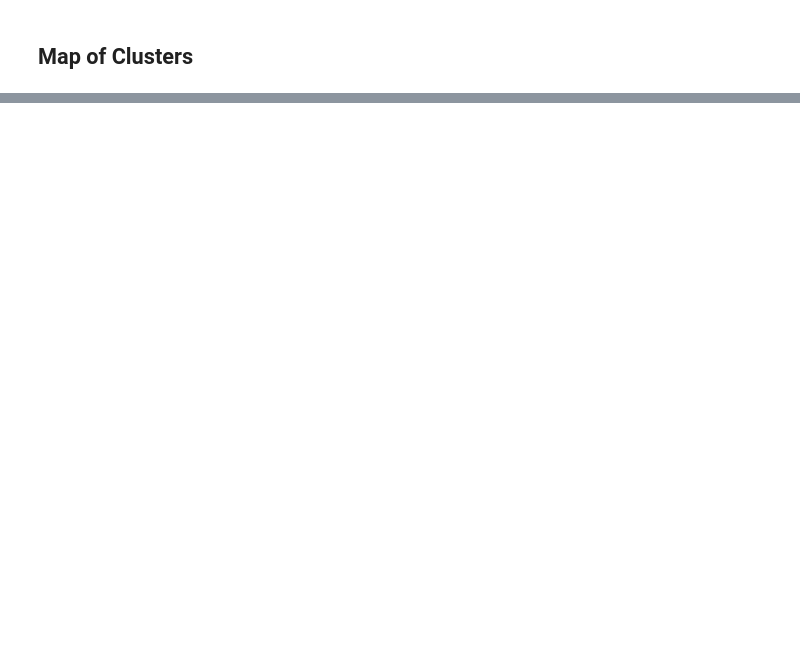
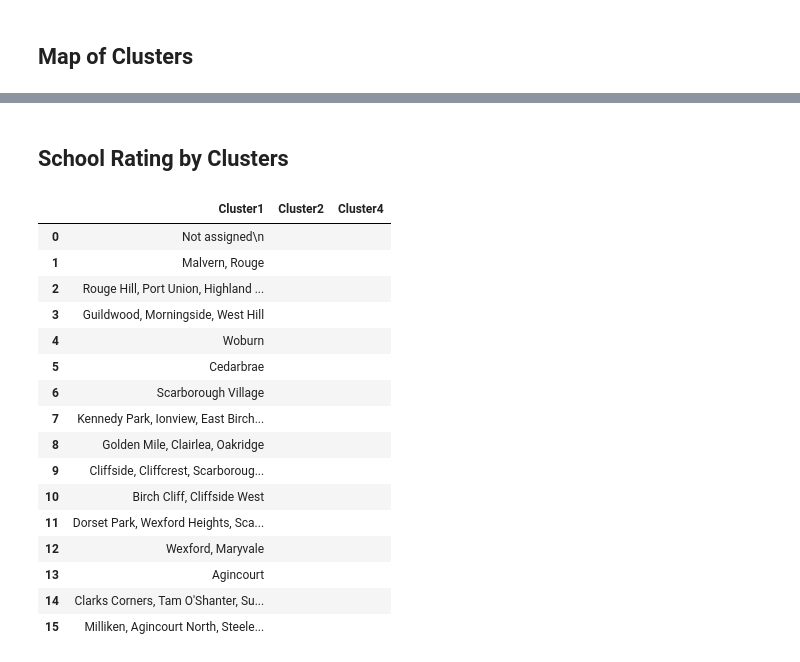
Before and after one commit to p1942588649/coursera_capstone_project, a Jupyter notebook: Capstone_The-Battle-of-the-Neighborhoods.ipynb, the cells around one changed output, grey strips where cells are left out. Saved outputs shown, nothing was run; the diff lists cells and outputs as text; code cells hidden in the pictures; blank space fills up the shorter version.

```diff
--- a/Capstone_The-Battle-of-the-Neighborhoods.ipynb
+++ b/Capstone_The-Battle-of-the-Neighborhoods.ipynb
@@ -560,0 +563,4 @@ map_clusters
+# %%
+df1=Scarborough_merged.loc[Scarborough_merged['Cluster Labels'] == 0,Scarborough_merged.columns[[2] + list(range(5, Scarborough_merged.shape[1]))]]
+df2=Scarborough_merged.loc[Scarborough_merged['Cluster Labels'] == 1,Scarborough_merged.columns[[2] + list(range(5, Scarborough_merged.shape[1]))]]
+df3=Scarborough_merged.loc[Scarborough_merged['Cluster Labels'] == 2,Scarborough_merged.columns[[2] + list(range(5, Scarborough_merged.shape[1]))]]
@@ -560,0 +602,26 @@ map_clusters
+# %% [markdown]
+## School Rating by Clusters
+# %%
+clusters=pd.DataFrame({"Cluster1":df1["Neighborhood"],
+                      "Cluster2":df2["Neighborhood"],
+                      "Cluster4":df3["Neighborhood"]})
+clusters = clusters.replace(np.nan, '', regex=True)
+clusters
+# %% [output]
+|  | Cluster1 | Cluster2 | Cluster4 |
+| 0 | Not assigned\n |  |  |
+| 1 | Malvern, Rouge |  |  |
+| 2 | Rouge Hill, Port Union, Highland ... |  |  |
+| 3 | Guildwood, Morningside, West Hill |  |  |
+| 4 | Woburn |  |  |
+| 5 | Cedarbrae |  |  |
+| 6 | Scarborough Village |  |  |
+| 7 | Kennedy Park, Ionview, East Birch... |  |  |
+| 8 | Golden Mile, Clairlea, Oakridge |  |  |
+| 9 | Cliffside, Cliffcrest, Scarboroug... |  |  |
+| 10 | Birch Cliff, Cliffside West |  |  |
+| 11 | Dorset Park, Wexford Heights, Sca... |  |  |
+| 12 | Wexford, Maryvale |  |  |
+| 13 | Agincourt |  |  |
+| 14 | Clarks Corners, Tam O'Shanter, Su... |  |  |
+| 15 | Milliken, Agincourt North, Steele... |  |  |
```
Also changed, not shown: parts of 9 cells of this notebook.
